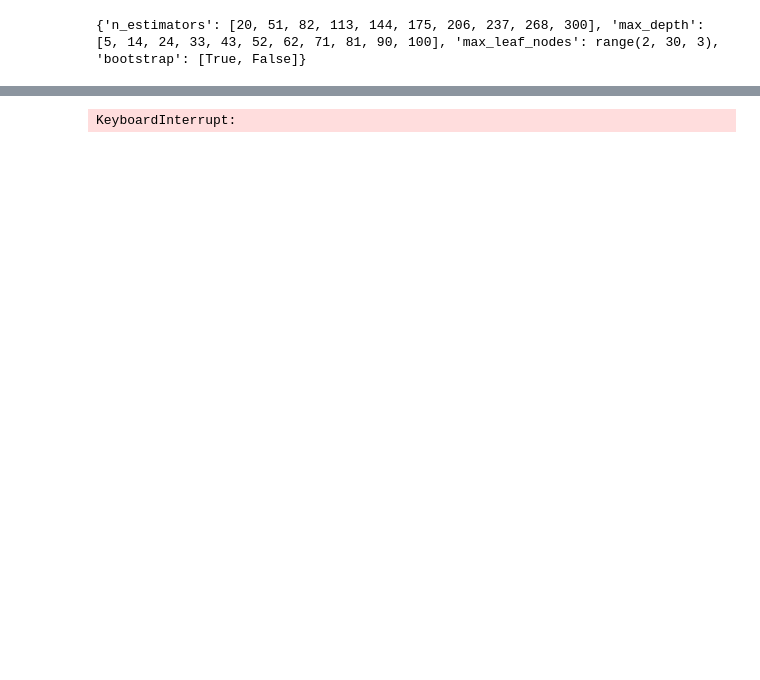
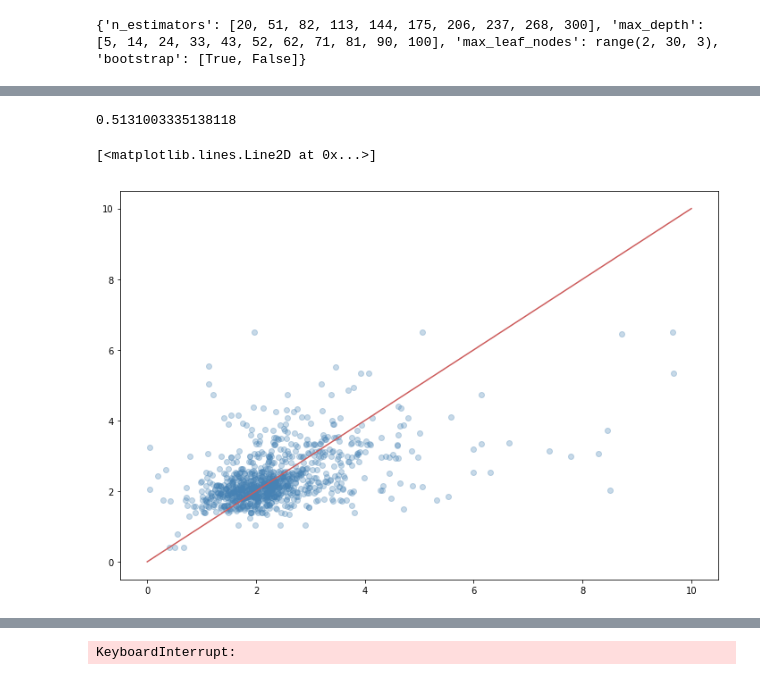
Before and after one commit to ywnch/NYC-bus-LTT-prediction, a Jupyter notebook: prediction.ipynb, the cells around one changed output, grey strips where cells are left out. Saved outputs shown, nothing was run; the diff lists cells and outputs as text; code cells hidden in the pictures; blank space fills up the shorter version.

```diff
--- a/prediction.ipynb
+++ b/prediction.ipynb
@@ -346,6 +327,6 @@ The R-squared we found for OS Lasso is: 0.05566243173213869
 # %%
 # For Ridge
-ridge_alpha = 10
+ridge_alpha = 1
 
 # Create Ridge regression object
 Ridge=linear_model.Ridge(fit_intercept=True,alpha=ridge_alpha)
@@ -382,13 +362,13 @@ mean(list(predicted - y_test)), std(list(predicted - y_test))
 # %%
-from sklearn.model_selection import GridSearchCV
-param_grid ={'alpha':np.logspace(-4, 0, 200)}
+# from sklearn.model_selection import GridSearchCV
+# param_grid ={'alpha':np.logspace(-4, 0, 200)}
 
-OS=[]
-for i in range(10):
-    X_train, X_test, y_train, y_test = train_test_split(X, y, test_size = 0.4, random_state = i)
-    rid=linear_model.Ridge()
-    gr=GridSearchCV(rid,param_grid=param_grid)
-    rs=gr.fit(X_train,y_train)
-    print rs.best_params_
-    OS.append(1-((rs.predict(X_test)-y_test)**2).mean()/y_test.var())
-print np.mean(OS)
+# OS=[]
+# for i in range(10):
+#     X_train, X_test, y_train, y_test = train_test_split(X, y, test_size = 0.4, random_state = i)
+#     rid=linear_model.Ridge()
+#     gr=GridSearchCV(rid,param_grid=param_grid)
+#     rs=gr.fit(X_train,y_train)
+#     print rs.best_params_
+#     OS.append(1-((rs.predict(X_test)-y_test)**2).mean()/y_test.var())
+# print np.mean(OS)
@@ -398,0 +375,10 @@ len(list(range(1,100000,500)))
+# %%
+nn = MLPRegressor(hidden_layer_sizes=(100,),
+                    activation='relu',
+                    solver='lbfgs',
+                    learning_rate='adaptive',
+                    max_iter=1000,
+                    learning_rate_init=0.05,
+                    alpha=0.01,
+                    random_state=2018)
+nn.fit(X_train, y_train)
@@ -398,0 +393,15 @@ len(list(range(1,100000,500)))
+# %%
+nn.score(X_train, y_train)
+# %% [output]
+0.5131003335138118
+# %%
+nn_predicted = nn.predict(X_test)
+# %%
+fig = plt.figure(figsize=(12,8))
+ax = fig.add_subplot(111)
+
+ax.scatter(y_test, nn_predicted, color='steelblue', alpha=0.3)
+ax.plot([0,10], [0,10], 'indianred')
+# %% [output]
+[<matplotlib.lines.Line2D at 0x...>]
+[figure, added]
```
Also changed, not shown: parts of 38 cells of this notebook, 1 other file.
